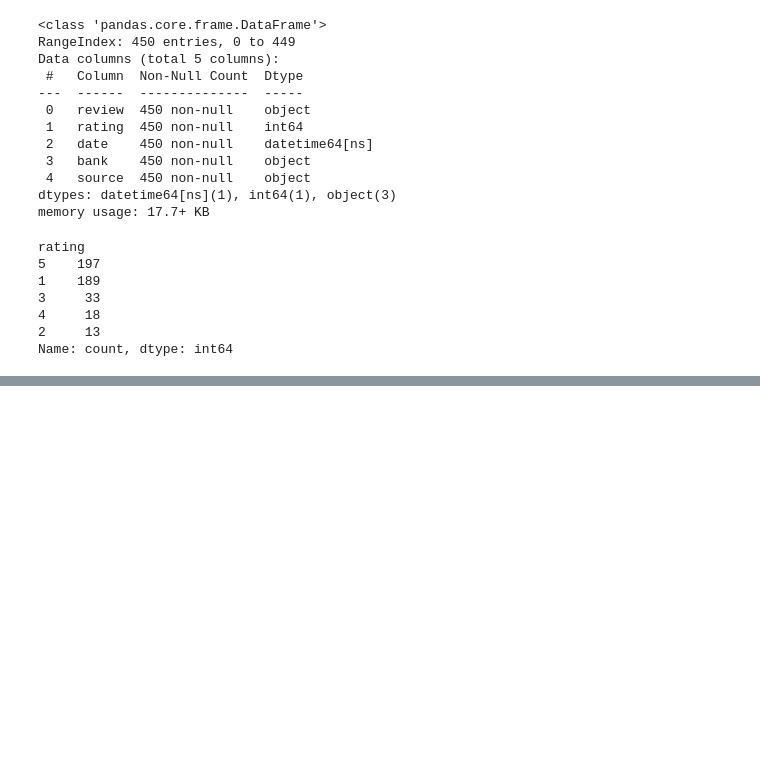
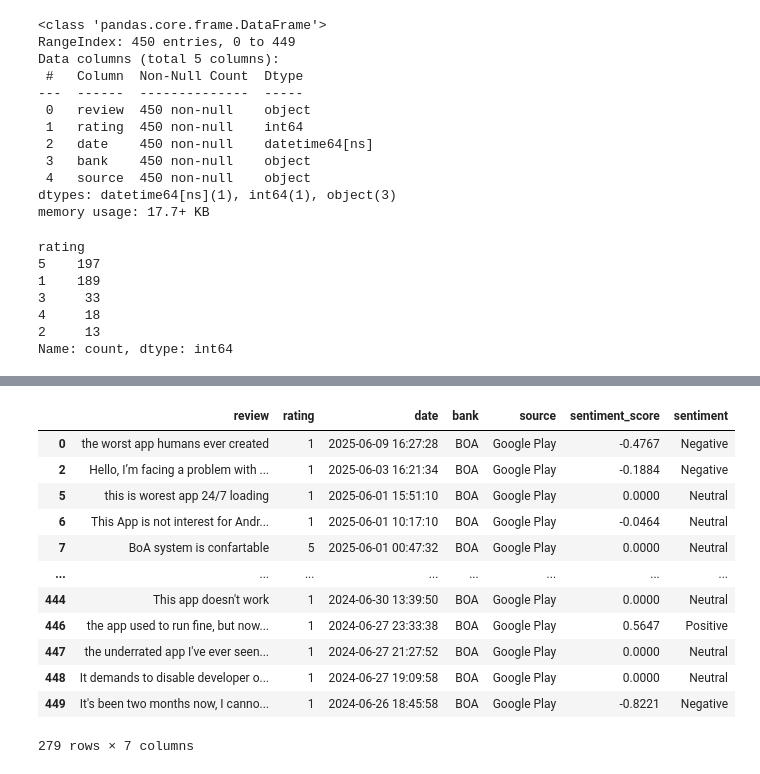
Before and after one commit to Skell30/Customer-Experience-Analytics-for-Fintech-Apps, a Jupyter notebook: notebooks/BOA EDA.ipynb, the cells around one changed output, grey strips where cells are left out. Drawn from its saved outputs; the diff is of its cells as text; code cells hidden in the pictures; blank space fills up the shorter version.

```diff
--- a/notebooks/BOA EDA.ipynb
+++ b/notebooks/BOA EDA.ipynb
@@ -74,0 +146,3 @@ print(df['rating'].mean())
+# %%
+nltk.download('vader_lexicon')
+sia = SentimentIntensityAnalyzer()
@@ -74,0 +167,16 @@ print(df['rating'].mean())
+# %%
+df_clean
+# %% [output]
+|  | review | rating | date | bank | source | sentiment_score | sentiment |
+| 0 | the worst app humans ever created | 1 | 2025-06-09 16:27:28 | BOA | Google Play | -0.4767 | Negative |
+| 2 | Hello, I’m facing a problem with ... | 1 | 2025-06-03 16:21:34 | BOA | Google Play | -0.1884 | Negative |
+| 5 | this is worest app 24/7 loading | 1 | 2025-06-01 15:51:10 | BOA | Google Play | 0.0000 | Neutral |
+| 6 | This App is not interest for Andr... | 1 | 2025-06-01 10:17:10 | BOA | Google Play | -0.0464 | Neutral |
+| 7 | BoA system is confartable | 5 | 2025-06-01 00:47:32 | BOA | Google Play | 0.0000 | Neutral |
+| ... | ... | ... | ... | ... | ... | ... | ... |
+| 444 | This app doesn't work | 1 | 2024-06-30 13:39:50 | BOA | Google Play | 0.0000 | Neutral |
+| 446 | the app used to run fine, but now... | 1 | 2024-06-27 23:33:38 | BOA | Google Play | 0.5647 | Positive |
+| 447 | the underrated app I've ever seen... | 1 | 2024-06-27 21:27:52 | BOA | Google Play | 0.0000 | Neutral |
+| 448 | It demands to disable developer o... | 1 | 2024-06-27 19:09:58 | BOA | Google Play | 0.0000 | Neutral |
+| 449 | It's been two months now, I canno... | 1 | 2024-06-26 18:45:58 | BOA | Google Play | -0.8221 | Negative |
+279 rows × 7 columns
```
Also changed, not shown: parts of 19 cells of this notebook, 4 other files.
